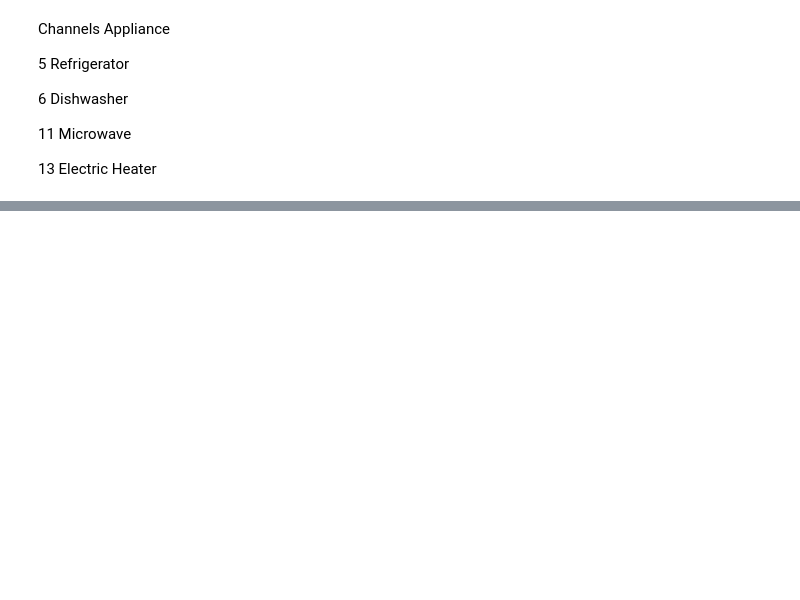
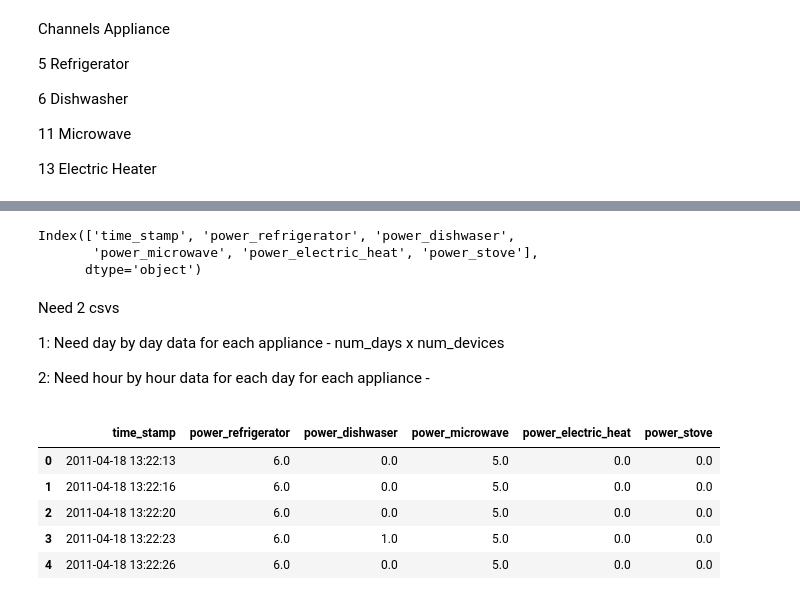
Before and after one commit to abhirammv/d3PowerData, a Jupyter notebook: data_preprocess.ipynb, the cells around one changed output, grey strips where cells are left out. Drawn from its saved outputs; the diff is of its cells as text; code cells hidden in the pictures; blank space fills up the shorter version.

Commit message:
Hour by hour and day by day

```diff
--- a/data_preprocess.ipynb
+++ b/data_preprocess.ipynb
@@ -68,10 +63,17 @@ def get_channel_data(channel_num, as_csv=False):
         return True
     else:
         return pd.read_table(PATH, header=None, delim_whitespace=True,
-                        names=['time_stamp', 'power'],
+                        names=['time_stamp', 'power_{0}'.format(labels_house_1.loc[labels_house_1['channel'] == channel_num].iloc[0][1])],
                              dtype={'time_stamp': np.string_, 'power': np.float128})
 # %%
 ch_nums = [5, 6, 11, 13, 14]
 # %%
 for ch in ch_nums:
     get_channel_data(ch, as_csv=True)
+# %%
+def merge_all(ch_nums):
+    full_data = get_channel_data(channel_num=ch_nums[0])
+    for ch in ch_nums[1:]:
+        full_data = full_data.merge(get_channel_data(ch), how='inner', on=['time_stamp'])
+# %%
+full_data = merge_all(ch_nums)
@@ -77,0 +87,21 @@ for ch in ch_nums:
+# %%
+full_data.keys()
+# %% [output]
+Index(['time_stamp', 'power_refrigerator', 'power_dishwaser',
+       'power_microwave', 'power_electric_heat', 'power_stove'],
+      dtype='object')
+# %% [markdown]
+<p>Need 2 csvs
+<p>1: Need day by day data for each appliance - num_days x num_devices
+<p>2: Need hour by hour data for each day for each appliance -
+# %%
+full_data['time_stamp'] = pd.to_datetime(full_data['time_stamp'], unit='s')
+# %%
+full_data.head()
+# %% [output]
+|  | time_stamp | power_refrigerator | power_dishwaser | power_microwave | power_electric_heat | power_stove |
+| 0 | 2011-04-18 13:22:13 | 6.0 | 0.0 | 5.0 | 0.0 | 0.0 |
+| 1 | 2011-04-18 13:22:16 | 6.0 | 0.0 | 5.0 | 0.0 | 0.0 |
+| 2 | 2011-04-18 13:22:20 | 6.0 | 0.0 | 5.0 | 0.0 | 0.0 |
+| 3 | 2011-04-18 13:22:23 | 6.0 | 1.0 | 5.0 | 0.0 | 0.0 |
+| 4 | 2011-04-18 13:22:26 | 6.0 | 0.0 | 5.0 | 0.0 | 0.0 |
```
Also changed, not shown: parts of 18 cells of this notebook, 8 other files.
